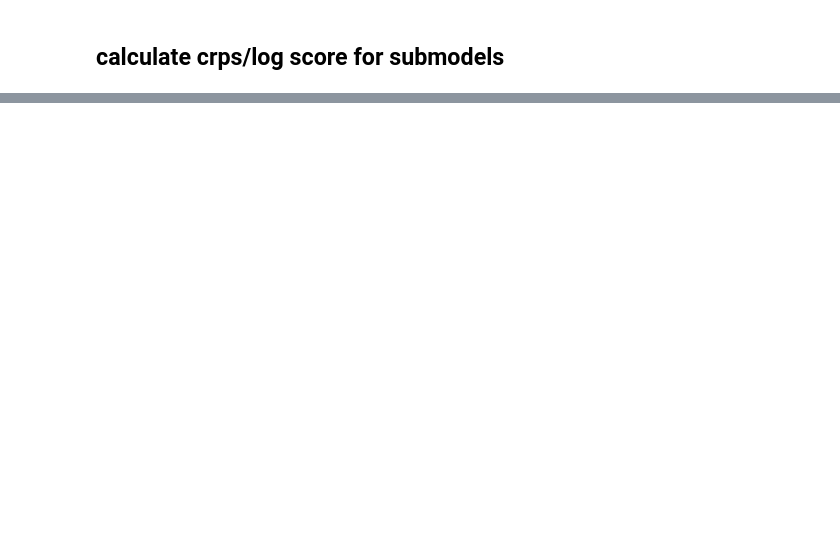
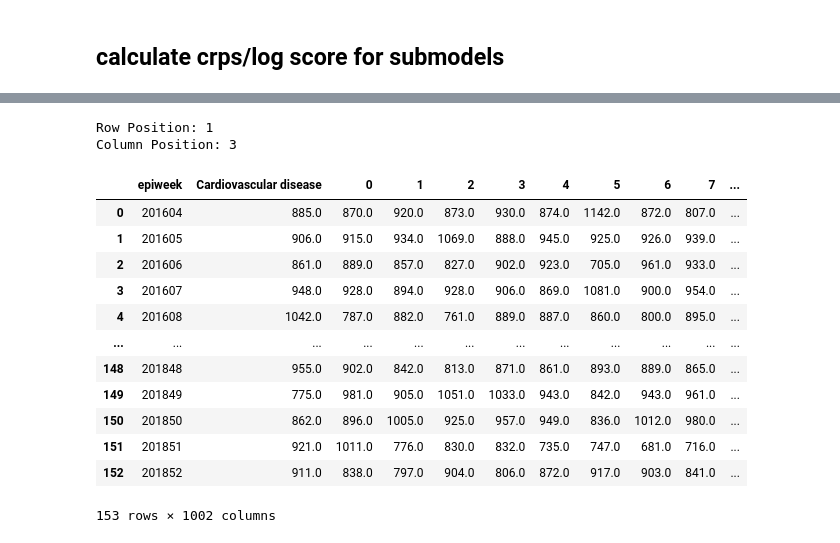
Before and after one commit to gpeihong/probabilistic-forecast-combinations, a Jupyter notebook: 04DensityForecasting_outofsamples.ipynb, the cells around one changed output, grey strips where cells are left out. Saved outputs shown, nothing was run; the diff lists cells and outputs as text; code cells hidden in the pictures; blank space fills up the shorter version.

```diff
--- a/04DensityForecasting_outofsamples.ipynb
+++ b/04DensityForecasting_outofsamples.ipynb
@@ -238,0 +274,34 @@ run_full_crps('target_variables_new.txt', 'pred', 'density_forecast_metrics')
+# %%
+index_name = sb2.index[1]
+row_position = sb2.index.get_loc(index_name)
+column_position = sb2.columns.get_loc('randomforest')
+print("Row Position:", row_position)
+print("Column Position:", column_position)
+# %% [output]
+Row Position: 1
+Column Position: 3
+# %%
+## test also for pred
+target_var  = "Cardiovascular disease"
+pred_directory = 'pred'
+pred_directory_path = os.path.join(target_var, pred_directory)
+pred_models_path = os.path.join(pred_directory_path, 'L8_S1')
+# for model_name in os.listdir(pred_models_path):
+#     pred_file = os.path.join(pred_models_path, model_name)
+pred_file = os.path.join(pred_models_path, 'naive.csv')
+y_pred = pd.read_csv(pred_file, parse_dates = [0], dayfirst = True)
+y_pred
+# %% [output]
+|  | epiweek | Cardiovascular disease | 0 | 1 | 2 | 3 | 4 | 5 | 6 | 7 | ... |
+| 0 | 201604 | 885.0 | 870.0 | 920.0 | 873.0 | 930.0 | 874.0 | 1142.0 | 872.0 | 807.0 | ... |
+| 1 | 201605 | 906.0 | 915.0 | 934.0 | 1069.0 | 888.0 | 945.0 | 925.0 | 926.0 | 939.0 | ... |
+| 2 | 201606 | 861.0 | 889.0 | 857.0 | 827.0 | 902.0 | 923.0 | 705.0 | 961.0 | 933.0 | ... |
+| 3 | 201607 | 948.0 | 928.0 | 894.0 | 928.0 | 906.0 | 869.0 | 1081.0 | 900.0 | 954.0 | ... |
+| 4 | 201608 | 1042.0 | 787.0 | 882.0 | 761.0 | 889.0 | 887.0 | 860.0 | 800.0 | 895.0 | ... |
+| ... | ... | ... | ... | ... | ... | ... | ... | ... | ... | ... | ... |
+| 148 | 201848 | 955.0 | 902.0 | 842.0 | 813.0 | 871.0 | 861.0 | 893.0 | 889.0 | 865.0 | ... |
+| 149 | 201849 | 775.0 | 981.0 | 905.0 | 1051.0 | 1033.0 | 943.0 | 842.0 | 943.0 | 961.0 | ... |
+| 150 | 201850 | 862.0 | 896.0 | 1005.0 | 925.0 | 957.0 | 949.0 | 836.0 | 1012.0 | 980.0 | ... |
+| 151 | 201851 | 921.0 | 1011.0 | 776.0 | 830.0 | 832.0 | 735.0 | 747.0 | 681.0 | 716.0 | ... |
+| 152 | 201852 | 911.0 | 838.0 | 797.0 | 904.0 | 806.0 | 872.0 | 917.0 | 903.0 | 841.0 | ... |
+153 rows × 1002 columns
```
Also changed, not shown: parts of 16 cells of this notebook, 3 other files.
